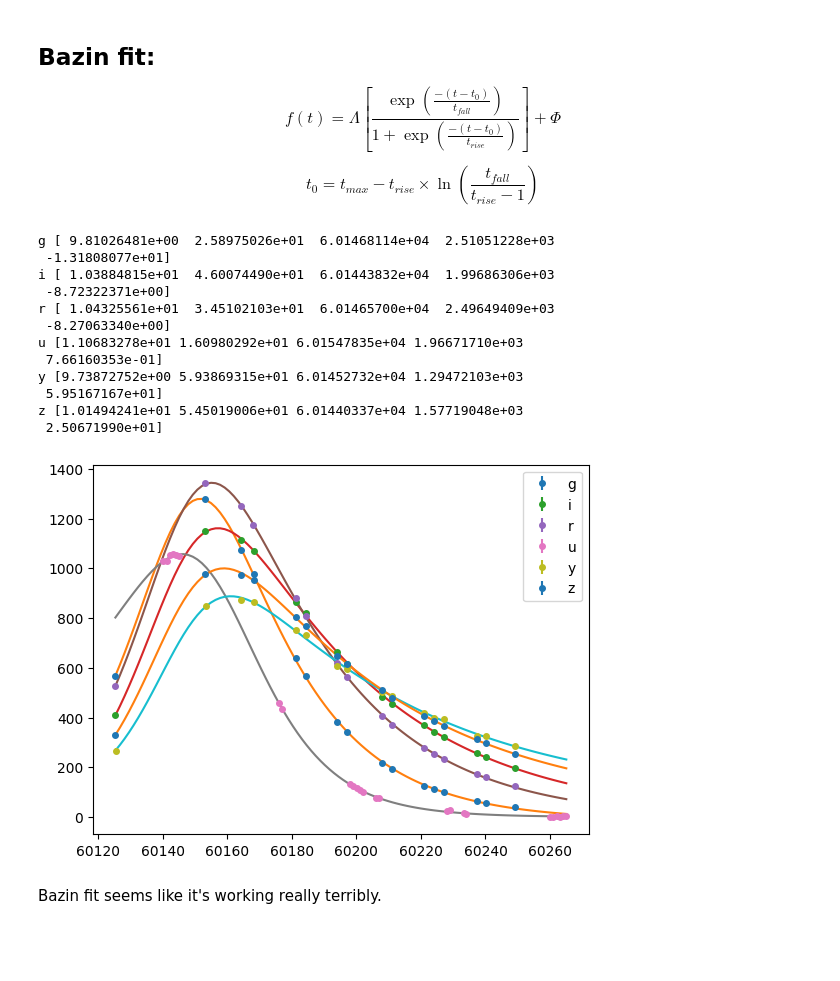
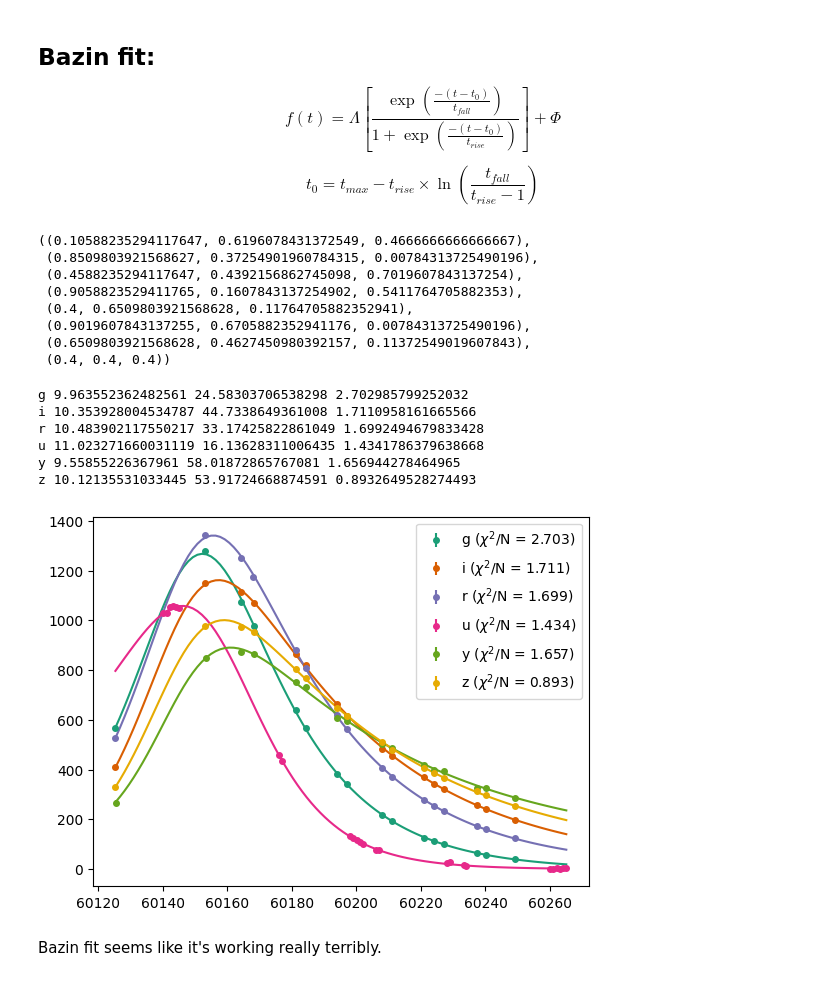
Before and after one commit to Newtech66/PLaSTiCC-2018-ML-project, a Jupyter notebook: plasticc (1).ipynb, the cells around one changed output. Saved outputs shown, nothing was run; the diff lists cells and outputs as text; code cells hidden in the pictures; blank space fills up the shorter version.

```diff
--- a/plasticc (1).ipynb
+++ b/plasticc (1).ipynb
@@ -111,7 +111,7 @@ def find_supernova_block(ts, obs_block_threshold=80):
     return tables[np.argmax(ewms)]
 # %%
 # array([ 6, 15, 16, 42, 52, 53, 62, 64, 65, 67, 88, 90, 92, 95])
-n = 65
+n = 90
 random_obj_id = train_lcd.metadata[(train_lcd.metadata['target'] == n) & (train_lcd.metadata['ddf'] == True)]['object_id'].sample().iloc[0]
 df = train_lcd.data[train_lcd.data['object_id'] == random_obj_id]
 # fig, axs = plt.subplots(1, 2)
@@ -169,34 +171,43 @@ def bazin_curve(t, t_rise, t_fall, loc, scale, shift):
+# %%
+colormaps['Dark2'].colors
+# %% [output]
+((0.10588235294117647, 0.6196078431372549, 0.4666666666666667),
+ (0.8509803921568627, 0.37254901960784315, 0.00784313725490196),
+ (0.4588235294117647, 0.4392156862745098, 0.7019607843137254),
+ (0.9058823529411765, 0.1607843137254902, 0.5411764705882353),
+ (0.4, 0.6509803921568628, 0.11764705882352941),
+ (0.9019607843137255, 0.6705882352941176, 0.00784313725490196),
+ (0.6509803921568628, 0.4627450980392157, 0.11372549019607843),
+ (0.4, 0.4, 0.4))
 # %%
 random_obj_id = train_lcd.metadata[(train_lcd.metadata['target'] == 95) & (train_lcd.metadata['ddf'] == True)]['object_id'].sample().iloc[0]
+i = 0
 # random_obj_id = 245506
 sdf = find_supernova_block(train_lcd.data[train_lcd.data['object_id'] == random_obj_id])
 for pb, subtable in sdf.groupby('passband'):
-    plt.errorbar(subtable['mjd'], subtable['flux'], subtable['flux_err'], marker='o', markersize=4, linestyle='none', label=pb)
     # print(subtable[['mjd','flux']])
     popt, _ = curve_fit(bazin_curve, subtable['mjd'],
                         subtable['flux'],
+                        sigma=subtable['flux_err'],
                         p0=(7, 20, subtable.iloc[subtable['flux'].argmax(), 1], subtable['flux'].max(), 0),
                         bounds=([0, 0, -np.inf, 0, -np.inf],
                                 [np.inf, np.inf, np.inf, np.inf, np.inf]))
-    print(pb, popt)
+    rchi2 = np.sum(((subtable['flux'] - bazin_curve(subtable['mjd'], *popt)) / subtable['flux_err']) ** 2) / (len(subtable) - 5)
+    print(pb, popt[0], popt[1], rchi2)
     x = np.linspace(sdf['mjd'].min(), sdf['mjd'].max(), 100)
-    plt.plot(x, bazin_curve(x, *popt))
+    plt.errorbar(subtable['mjd'], subtable['flux'], subtable['flux_err'], marker='o', markersize=4, linestyle='none', label=f'{pb} ($\chi^2$/N = {rchi2:.3f})', c=colormaps['Dark2'].colors[i])
+    plt.plot(x, bazin_curve(x, *popt), c=colormaps['Dark2'].colors[i])
+    i += 1
 plt.legend()
 plt.show()
 # %% [output]
-g [ 9.81026481e+00  2.58975026e+01  6.01468114e+04  2.51051228e+03
- -1.31808077e+01]
-i [ 1.03884815e+01  4.60074490e+01  6.01443832e+04  1.99686306e+03
- -8.72322371e+00]
-r [ 1.04325561e+01  3.45102103e+01  6.01465700e+04  2.49649409e+03
- -8.27063340e+00]
-u [1.10683278e+01 1.60980292e+01 6.01547835e+04 1.96671710e+03
- 7.66160353e-01]
-y [9.73872752e+00 5.93869315e+01 6.01452732e+04 1.29472103e+03
- 5.95167167e+01]
-z [1.01494241e+01 5.45019006e+01 6.01440337e+04 1.57719048e+03
- 2.50671990e+01]
+g 9.963552362482561 24.58303706538298 2.702985799252032
+i 10.353928004534787 44.7338649361008 1.7110958161665566
+r 10.483902117550217 33.17425822861049 1.6992494679833428
+u 11.023271660031119 16.13628311006435 1.4341786379638668
+y 9.55855226367961 58.01872865767081 1.656944278464965
+z 10.12135531033445 53.91724668874591 0.8932649528274493
-[figure, old version]
+[figure, new version]
 # %% [markdown]
 Bazin fit seems like it's working really terribly.
 # %% [markdown]
```
Also changed, not shown: parts of 14 cells of this notebook.
